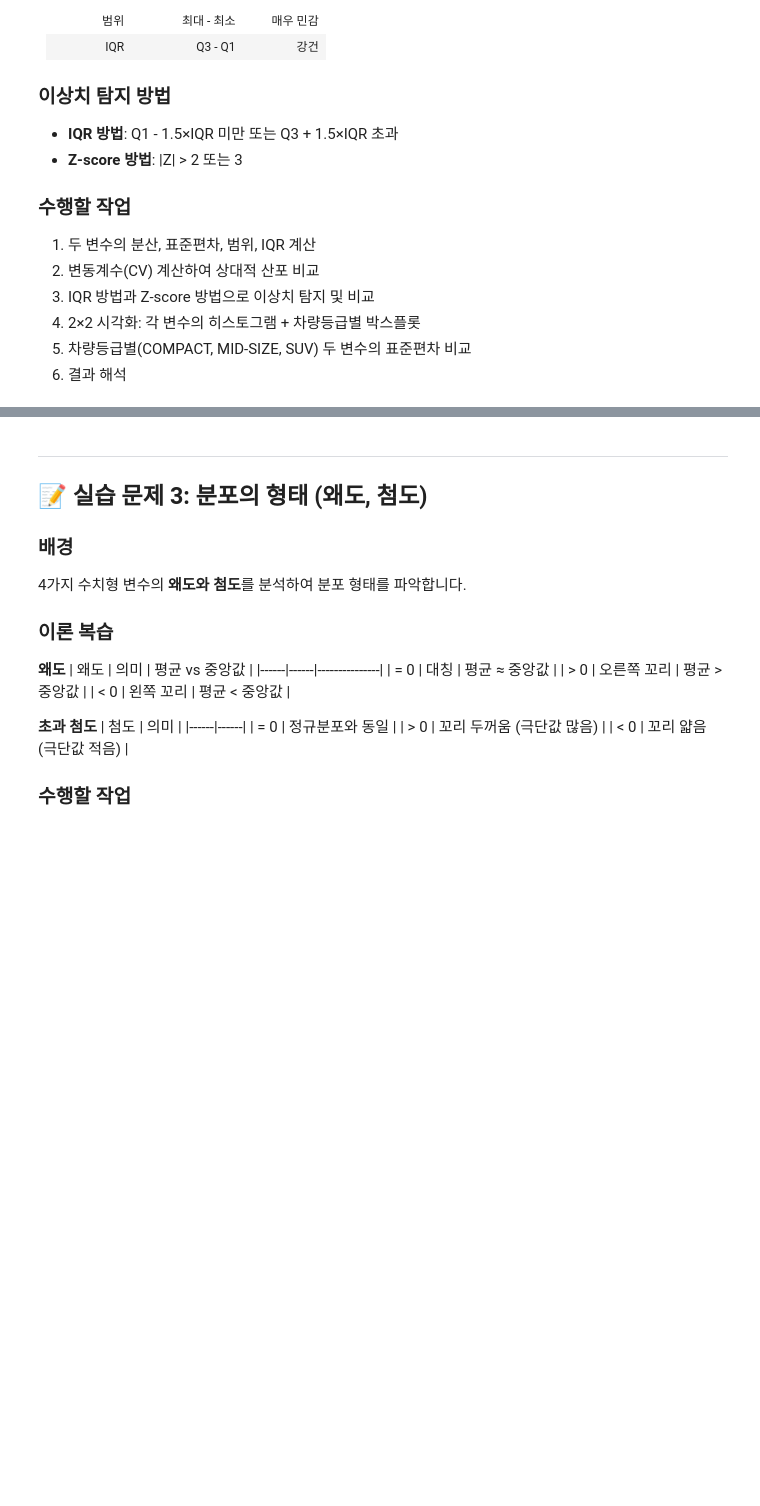
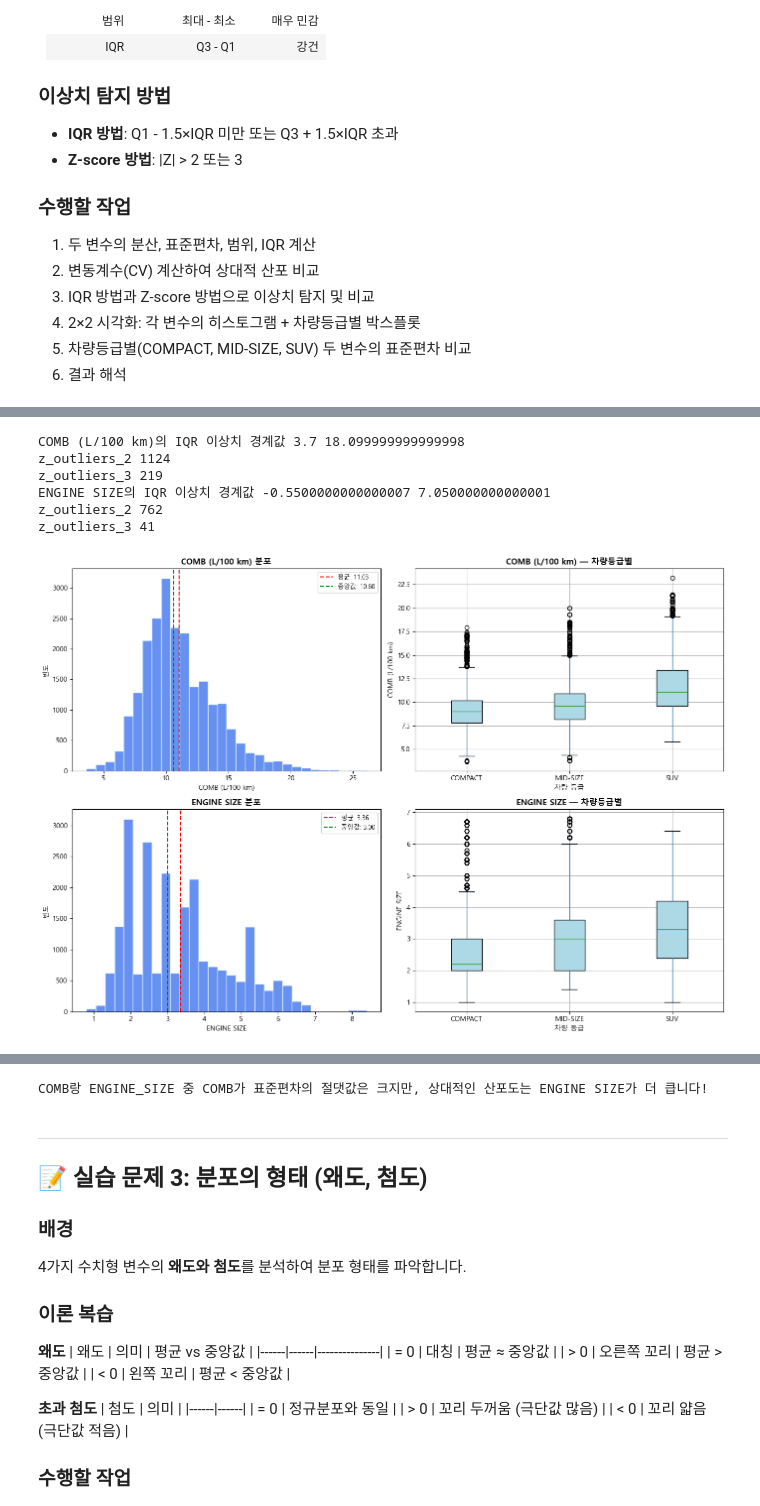
Before and after one commit to SeolMuah/statistics-practice-python, a Jupyter notebook: practice_01_assignment.ipynb, the cells around one changed output, grey strips where cells are left out. Saved outputs shown, nothing was run; the diff lists cells and outputs as text; code cells hidden in the pictures; blank space fills up the shorter version.

```diff
--- a/practice_01_assignment.ipynb
+++ b/practice_01_assignment.ipynb
@@ -206,0 +276,69 @@ Name: count, dtype: int64
+# %%
+# TODO 1: 두 변수의 산포 측도 계산
+# TODO 2: 변동계수(CV) 계산
+# **COMB (L/100 km)** 와 **ENGINE SIZE
+stats_df = df[['COMB (L/100 km)', 'ENGINE SIZE']].agg(['var', 'std', 'min', 'max',
+                                                       lambda data : data.max()-data.min(),
+                                                       lambda data : data.quantile(0.75)-data.quantile(0.25),
+                                                       lambda data : data.std() / data.mean() * 100
+                                                       ])
+stats_df.index = ['분산', '표준편차', '최솟값', '최댓값', '범위', 'IQR', 'CV(%)']
+display(stats_df)
+
+engine_cv = df['ENGINE SIZE'].std() / df['ENGINE SIZE'].mean() *100
+
+# TODO 3: 이상치 탐지 (IQR, Z-score)
+for col in ['COMB (L/100 km)', 'ENGINE SIZE'] :
+    # df[col], df[[col]] 차이점 : 시리즈와, 데이터 프레임
+    Q1 = df[col].quantile(0.25)
+    Q3 = df[col].quantile(0.75)
+    iqr_val = Q3 - Q1
+    lower_bound = Q1 - 1.5 * iqr_val
+    upper_bound = Q3 + 1.5 * iqr_val
+    print(f"{col}의 IQR 이상치 경계값", lower_bound, upper_bound)
+
+
+    z_score = np.abs(stats.zscore(df[col])) # 전체 데이터에대한 z_score (변량 - 평균) / 표준편차
+    z_outliers_2 = df[col][z_score > 2]
+    z_outliers_3 = df[col][z_score > 3]
+    print("z_outliers_2", len(z_outliers_2))
+    print("z_outliers_3", len(z_outliers_3))
+
+
+
+
+# TODO 4: 2×2 시각화: 각 변수의 히스토그램 + 차량등급별 박스플롯
+variables = {'COMB (L/100 km)': df['COMB (L/100 km)'], 'ENGINE SIZE': df['ENGINE SIZE']}
+df_viz = df[df['VEHICLE CLASS'].isin(['COMPACT', 'MID-SIZE']) | df['VEHICLE CLASS'].str.contains('SUV')].copy()
+df_viz['CLASS_GROUP'] = df_viz['VEHICLE CLASS'].apply(lambda x: 'SUV' if 'SUV' in x else x)
+fig, axes = plt.subplots(2, 2, figsize=(14, 10))
+for i, (col_name, col_data) in enumerate(variables.items()):
+    axes[i, 0].hist(col_data, bins=30, edgecolor='white', alpha=0.7, color='#2563EB')
+    axes[i, 0].axvline(col_data.mean(), color='red', linestyle='--', label=f'평균: {col_data.mean():.2f}')
+    axes[i, 0].axvline(col_data.median(), color='green', linestyle='--', label=f'중앙값: {col_data.median():.2f}')
+    axes[i, 0].set_title(f'{col_name} 분포', fontweight='bold')
+    axes[i, 0].set_xlabel(col_name)
+    axes[i, 0].set_ylabel('빈도')
+    axes[i, 0].legend(fontsize=9)
+
+    df_viz.boxplot(column=col_name, by='CLASS_GROUP', ax=axes[i, 1],
+                   patch_artist=True, boxprops=dict(facecolor='lightblue'))
+    axes[i, 1].set_title(f'{col_name} — 차량등급별', fontweight='bold')
+    axes[i, 1].set_xlabel('차량 등급')
+    axes[i, 1].set_ylabel(col_name)
+plt.suptitle('')
+plt.tight_layout()
+plt.show()
+
+
+# TODO 5: 차량등급별(COMPACT, MID-SIZE, SUV) 표준편차 비교
+group_results = emissions_grade_df.groupby('VEHICLE CLASS')[['COMB (L/100 km)', 'ENGINE SIZE']].agg([
+    ('표준편차', 'std'),
+    ('CV(%)', lambda data : (data.std() / data.mean()) * 100)
+]) #set말고 리스트 쓰기! 순서보장!!
+display(group_results)
+
+
+# TODO 6: 결과 해석
+print('COMB랑 ENGINE_SIZE 중 COMB가 표준편차의 절댓값은 크지만, 상대적인 산포도는 ENGINE SIZE가 더 큽니다!')
+# %% [output]
@@ -206,0 +353,7 @@ Name: count, dtype: int64
+COMB (L/100 km)의 IQR 이상치 경계값 3.7 18.099999999999998
+z_outliers_2 1124
+z_outliers_3 219
+ENGINE SIZE의 IQR 이상치 경계값 -0.5500000000000007 7.050000000000001
+z_outliers_2 762
+z_outliers_3 41
+[figure, added]
@@ -207,3 +366,4 @@ Name: count, dtype: int64
+COMB랑 ENGINE_SIZE 중 COMB가 표준편차의 절댓값은 크지만, 상대적인 산포도는 ENGINE SIZE가 더 큽니다!
 # %% [markdown]
 ---
 
```
Also changed, not shown: parts of 8 cells of this notebook, 2 other files.
